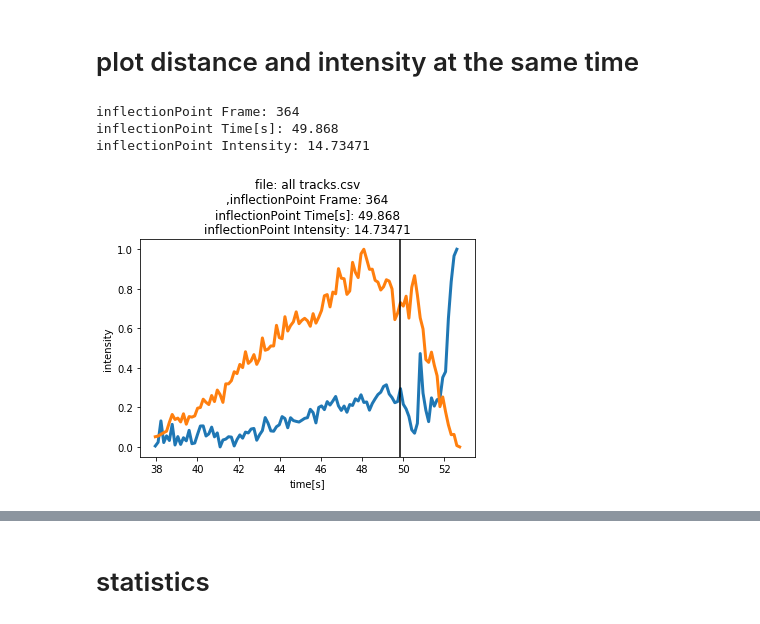
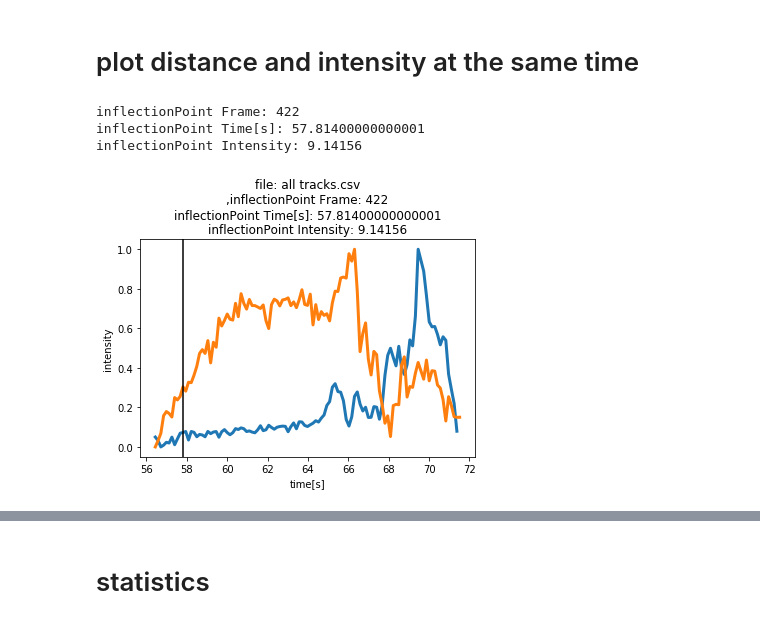
Before and after one commit to elifesciences-publications/YeastTrackAnalysis, a Jupyter notebook: analysis_single_track_from_combined_file.ipynb, the cells around one changed output, grey strips where cells are left out. Cells and saved outputs as stored; diff of their text form; code cells hidden in the pictures.

Commit message:
added align by intensity treshold feature

```diff
--- a/analysis_single_track_from_combined_file.ipynb
+++ b/analysis_single_track_from_combined_file.ipynb
@@ -210,0 +229,3 @@ inflectionPoint Intensity: 14.73471
+# %%
+allIndexesSmallerThanThreshold = np.where(intensity < align_intensity_threshold*np.max(intensity))[0]
+print(allIndexesSmallerThanThreshold)
@@ -210,0 +240,3 @@ inflectionPoint Intensity: 14.73471
+# %%
+indexesBeforeTheFirstMaximum = allIndexesSmallerThanThreshold[allIndexesSmallerThanThreshold<np.argmax(intensity)]
+print(indexesBeforeTheFirstMaximum)
@@ -210,0 +245,7 @@ inflectionPoint Intensity: 14.73471
+# %%
+a = np.where(intensity < align_intensity_threshold*np.max(intensity))
+print(a)
+if(align_intensity_threshold <= 1):
+    allIndexesSmallerThanThreshold = np.where(intensity < align_intensity_threshold*np.max(intensity))[0] # the [0] to get rid of the tuple
+    indexesBeforeTheFirstMaximum = allIndexesSmallerThanThreshold[allIndexesSmallerThanThreshold<np.argmax(intensity)]
+    alignmentIndex = indexesBeforeTheFirstMaximum[-1]
@@ -210,0 +258,29 @@ inflectionPoint Intensity: 14.73471
+# %%
+
+
+x=np.arange(0,len(intensity))
+y=intensity
+
+alignmentIndex = 0
+if(align_intensity_threshold <= 1):
+    maximumToBeAlignedAgainst_value = np.max(intensity)
+    maximumToBeAlignedAgainst_index =
+    allIndexesSmallerThanThreshold = np.where(intensity < align_intensity_threshold*maximumToBeAlignedAgainst_value)[0] # the [0] to get rid of the tuple
+    indexesBeforeTheFirstMaximum = allIndexesSmallerThanThreshold[allIndexesSmallerThanThreshold<np.argmax(intensity)]
+    alignmentIndex = indexesBeforeTheFirstMaximum[-1]
+
+print(alignmentIndex)
+
+print("alignment Index: {}".format(alignmentIndex))
+print("alignment Frame: {}".format(data['Frame'][alignmentIndex]))
+print("alignment Intensity: {}".format(data['m0'][alignmentIndex]))
+
+
+#plt.plot(x, newy, 'o', label='original data',color='b')
+plt.plot(intensity,lw=3)
+plt.plot(x[alignmentIndex],y[alignmentIndex], 'k*',markersize=15)
+plt.axvline(x[alignmentIndex])
+
+plt.xlabel('index')
+plt.ylabel('dist [nm]')
+plt.savefig(outputpath+file+'_alignmentPoint.png')
@@ -211,34 +293,36 @@ inflectionPoint Intensity: 14.73471
 # %% [markdown]
 # plot distance and intensity at the same time
 # %%
+inflectionPointIndex = alignmentIndex
+
 plt.plot(time[0:-1],(distancesFromStart-np.min(distancesFromStart))/np.max(distancesFromStart-np.min(distancesFromStart)),lw=3)
 #plt.title('distance from start')
 plt.xlabel('time [s]')
 plt.ylabel('dist [nm]')
 #plt.savefig(file+'_distToStart.png')
 
 
 plt.plot(time,(intensity-np.min(intensity))/np.max(intensity-np.min(intensity)),lw=3)
 plt.xlabel('time[s]')
 plt.ylabel('intensity')
 
 plt.axvline(time[0:-1][inflectionPointIndex],c='k')
 inflectionPointFrame = data['Frame'][inflectionPointIndex]
 inflectionPointTime = frameToSecondConversion*(data['Frame'][inflectionPointIndex])
 inflexctionPointIntensity = data['m0'][inflectionPointIndex]
 
 print("inflectionPoint Frame: {}".format(inflectionPointFrame))
 print("inflectionPoint Time[s]: {}".format(inflectionPointTime))
 print("inflectionPoint Intensity: {}".format(inflexctionPointIntensity))
 
 plt.title("file: {}\n,inflectionPoint Frame: {}\ninflectionPoint Time[s]: {}\ninflectionPoint Intensity: {}".format(file,inflectionPointFrame,inflectionPointTime,inflexctionPointIntensity))
 
 plt.savefig(outputpath+file+'_intensity+distance.png')
 # %% [output]
-inflectionPoint Frame: 364
-inflectionPoint Time[s]: 49.868
-inflectionPoint Intensity: 14.73471
+inflectionPoint Frame: 422
+inflectionPoint Time[s]: 57.81400000000001
+inflectionPoint Intensity: 9.14156
-[figure, old version]
+[figure, new version]
 # %%
 
 
```
Also changed, not shown: parts of 17 cells of this notebook, 2 other files.
